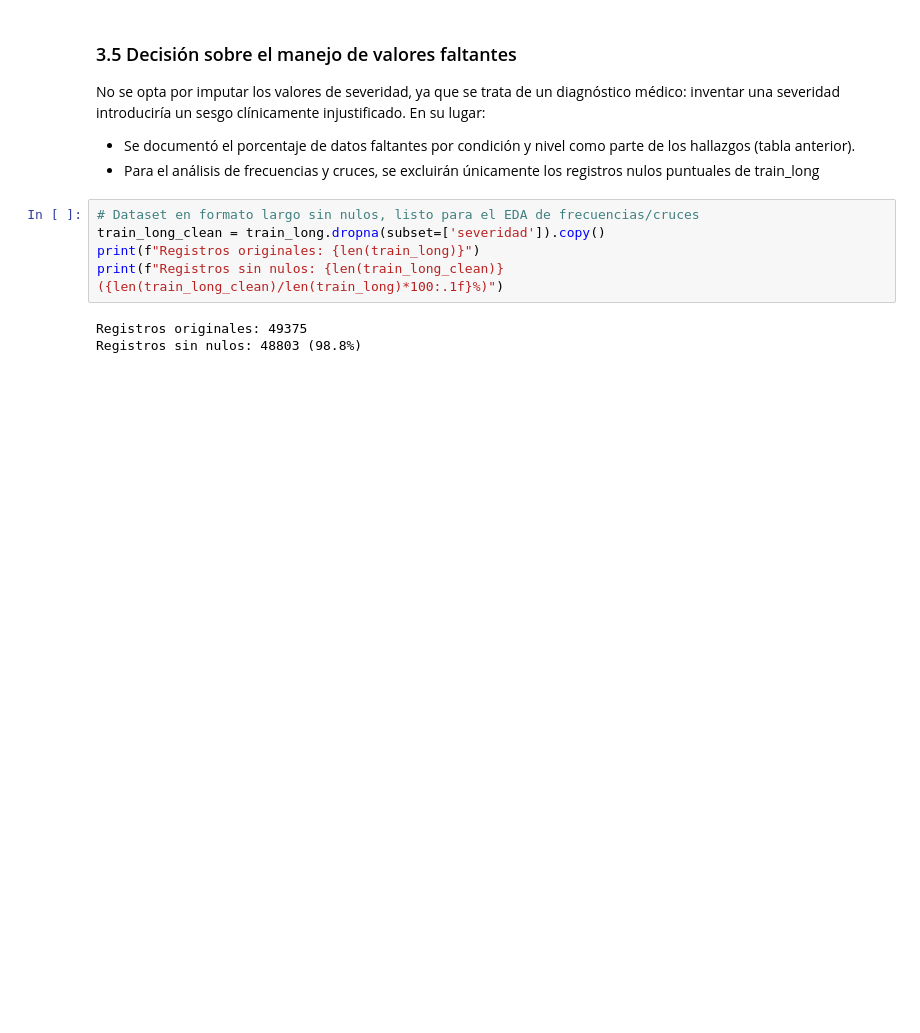
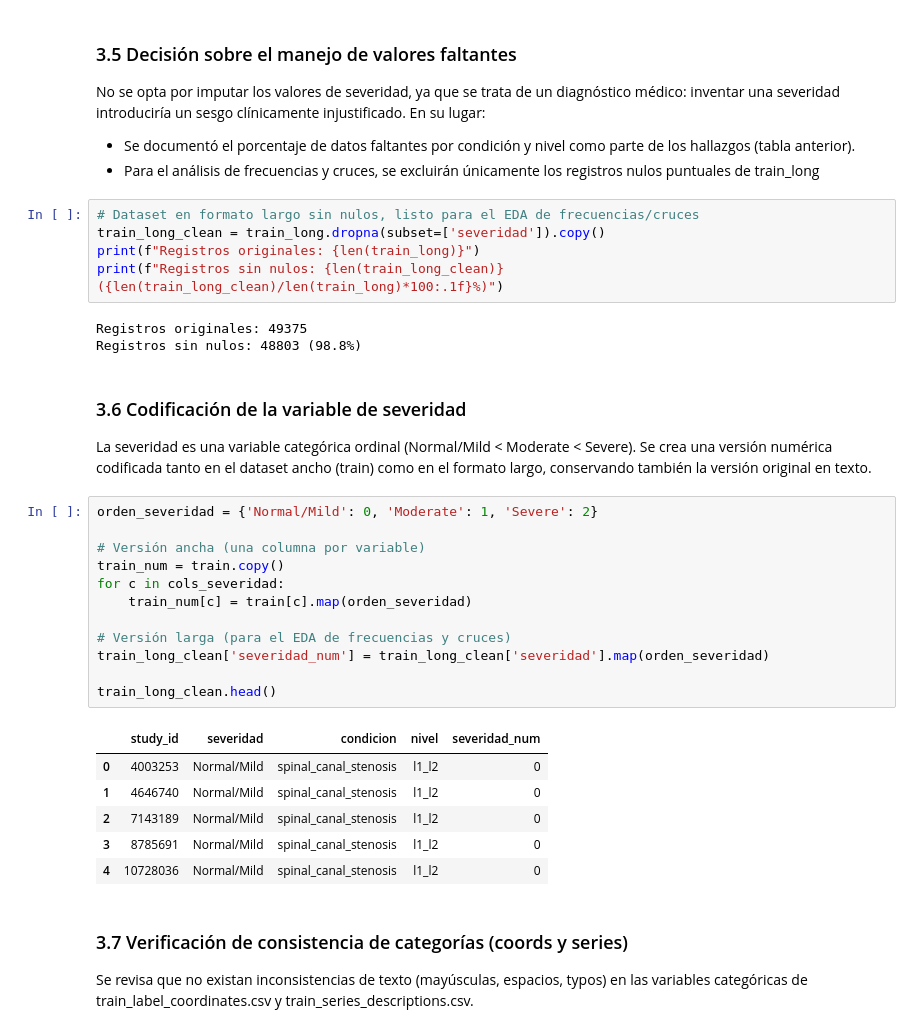
Before and after one commit to Albu231311/Proyecto2-DS, a Jupyter notebook: Proyecto2_Limpieza_Preprocesamiento.ipynb, the cells around one changed output. Cells and saved outputs as stored; diff of their text form; blank space fills up the shorter version.

```diff
--- a/Proyecto2_Limpieza_Preprocesamiento.ipynb
+++ b/Proyecto2_Limpieza_Preprocesamiento.ipynb
@@ -207,3 +207,30 @@ print(f"Registros sin nulos: {len(train_long_clean)} ({len(train_long_clean)/len
 # %% [output]
 Registros originales: 49375
 Registros sin nulos: 48803 (98.8%)
+# %% [markdown]
+### 3.6 Codificación de la variable de severidad
+
+La severidad es una variable categórica ordinal (Normal/Mild < Moderate < Severe). Se crea una versión numérica codificada tanto en el dataset ancho (train) como en el formato largo, conservando también la versión original en texto.
+# %%
+orden_severidad = {'Normal/Mild': 0, 'Moderate': 1, 'Severe': 2}
+
+# Versión ancha (una columna por variable)
+train_num = train.copy()
+for c in cols_severidad:
+    train_num[c] = train[c].map(orden_severidad)
+
+# Versión larga (para el EDA de frecuencias y cruces)
+train_long_clean['severidad_num'] = train_long_clean['severidad'].map(orden_severidad)
+
+train_long_clean.head()
+# %% [output]
+|  | study_id | severidad | condicion | nivel | severidad_num |
+| 0 | 4003253 | Normal/Mild | spinal_canal_stenosis | l1_l2 | 0 |
+| 1 | 4646740 | Normal/Mild | spinal_canal_stenosis | l1_l2 | 0 |
+| 2 | 7143189 | Normal/Mild | spinal_canal_stenosis | l1_l2 | 0 |
+| 3 | 8785691 | Normal/Mild | spinal_canal_stenosis | l1_l2 | 0 |
+| 4 | 10728036 | Normal/Mild | spinal_canal_stenosis | l1_l2 | 0 |
+# %% [markdown]
+### 3.7 Verificación de consistencia de categorías (coords y series)
+
+Se revisa que no existan inconsistencias de texto (mayúsculas, espacios, typos) en las variables categóricas de train_label_coordinates.csv y train_series_descriptions.csv.
```
Also changed, not shown: parts of 11 cells of this notebook.
